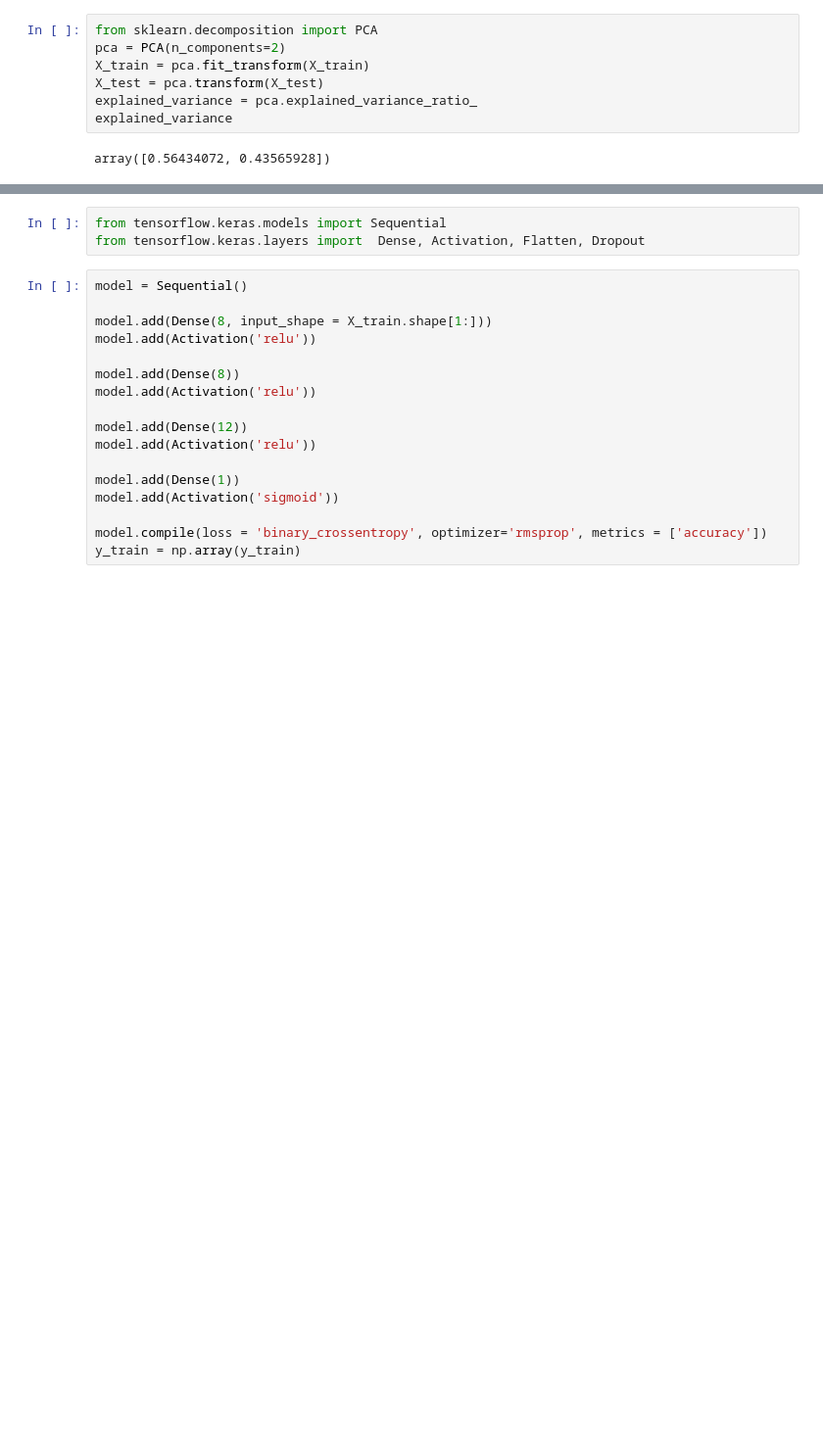
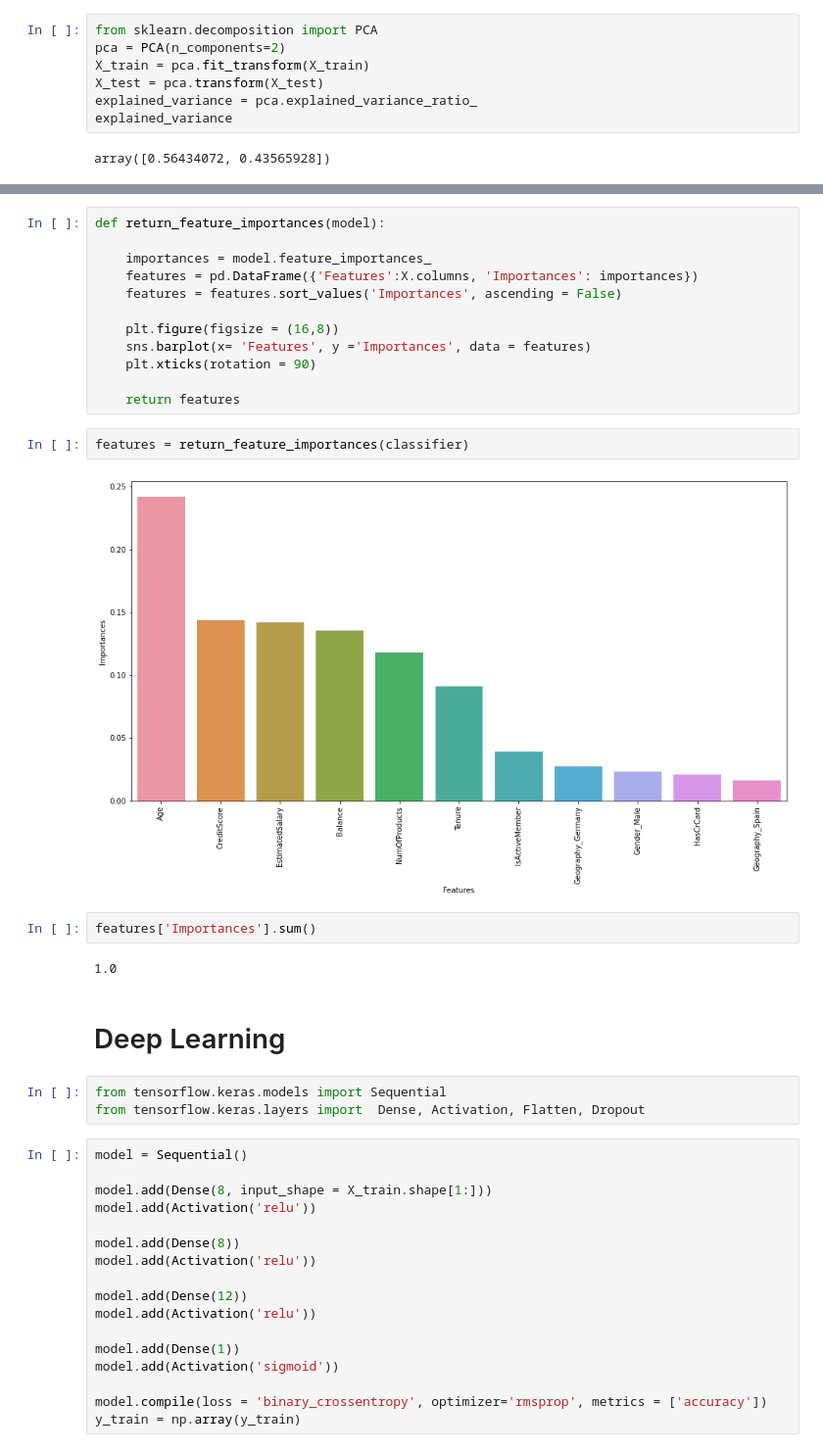
Before and after one commit to UfukAltanUA/ml-classification, a Jupyter notebook: ChurnModelling(ANN, AdaptedValueCounts).ipynb, the cells around one changed output, grey strips where cells are left out. Shown: that part at 98% size. Drawn from its saved outputs; the diff is of its cells as text; blank space fills up the shorter version.

Commit message:
ChurnModelling

```diff
--- a/ChurnModelling(ANN, AdaptedValueCounts).ipynb
+++ b/ChurnModelling(ANN, AdaptedValueCounts).ipynb
@@ -136,3 +146,25 @@ array([0.56434072, 0.43565928])
+# %%
+def return_feature_importances(model):
+
+    importances = model.feature_importances_
+    features = pd.DataFrame({'Features':X.columns, 'Importances': importances})
+    features = features.sort_values('Importances', ascending = False)
+
+    plt.figure(figsize = (16,8))
+    sns.barplot(x= 'Features', y ='Importances', data = features)
+    plt.xticks(rotation = 90)
+
+    return features
+# %%
+features = return_feature_importances(classifier)
+# %% [output]
+[figure, added]
+# %%
+features['Importances'].sum()
+# %% [output]
+1.0
+# %% [markdown]
+# Deep Learning
 # %%
 from tensorflow.keras.models import Sequential
 from tensorflow.keras.layers import  Dense, Activation, Flatten, Dropout
```
Also changed, not shown: parts of 5 cells of this notebook.
